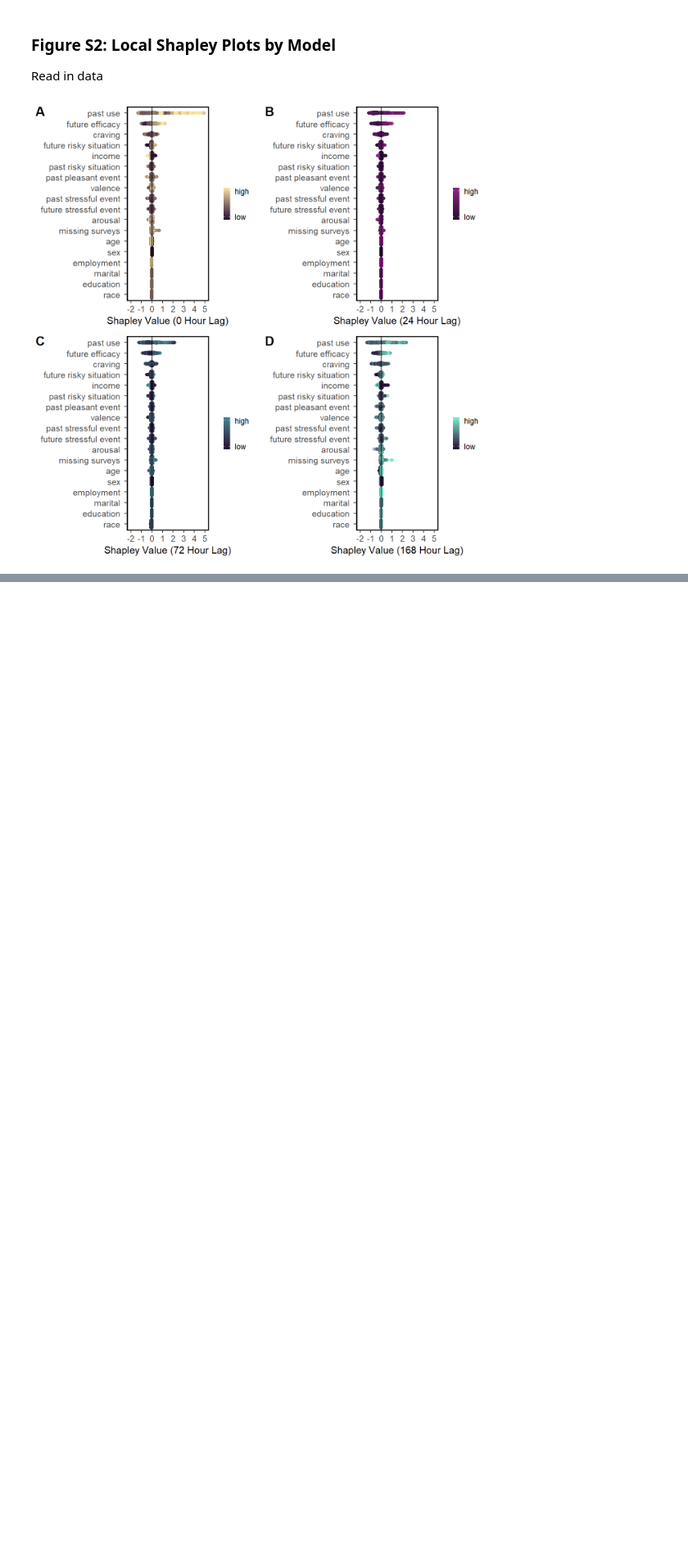
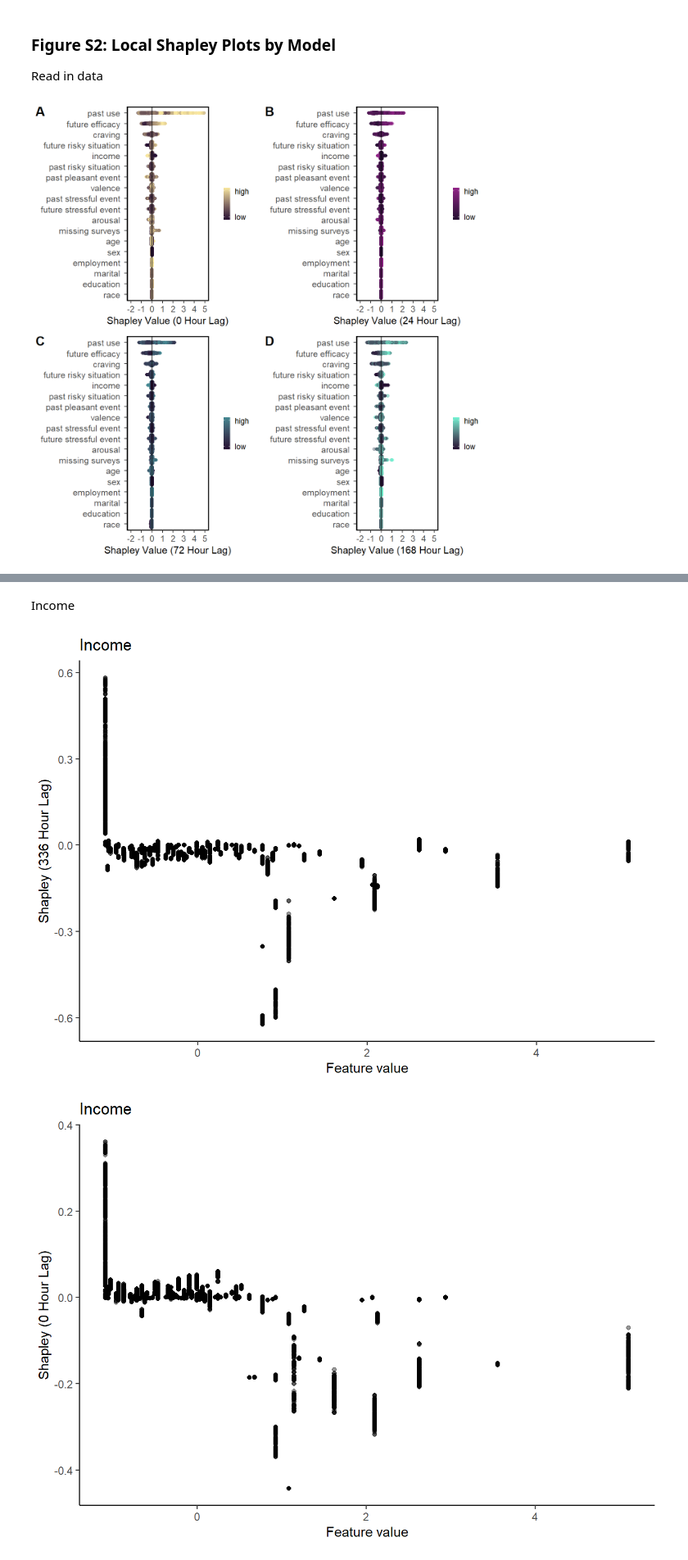
Before and after one commit to jjcurtin/study_lag, a Jupyter notebook: notebooks/supplement.embed.ipynb, the cells around one changed output, grey strips where cells are left out. Shown at 82% size. Saved outputs shown, nothing was run; the diff lists cells and outputs as text; code cells hidden in the pictures; blank space fills up the shorter version.

```diff
--- a/notebooks/supplement.embed.ipynb
+++ b/notebooks/supplement.embed.ipynb
@@ -173,0 +204,11 @@ cowplot::plot_grid(panel_shap_local_0, panel_shap_local_24,
+# %% [markdown]
+Income
+# %%
+shap_feat_336 |>
+  filter(variable_grp == "income ") |>
+  ggplot(aes(x = feature_score_z_mean, y = value)) +
+  geom_point(alpha = .4) +
+  labs(title = "Income", y = "Shapley (336 Hour Lag)", x = "Feature value")
+# %% [output]
+[figure, added]
+[figure, added]
```
Also changed, not shown: parts of 10 cells of this notebook, 12 other files.
